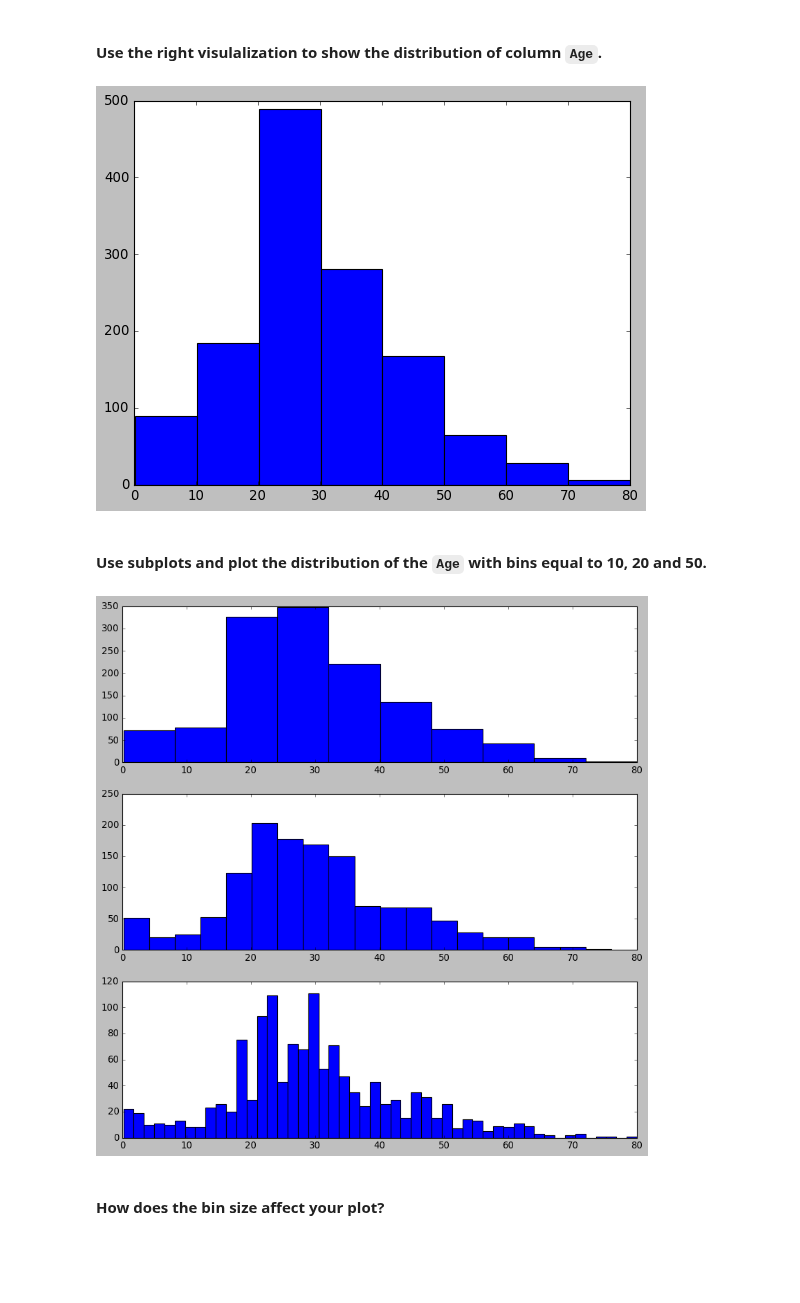
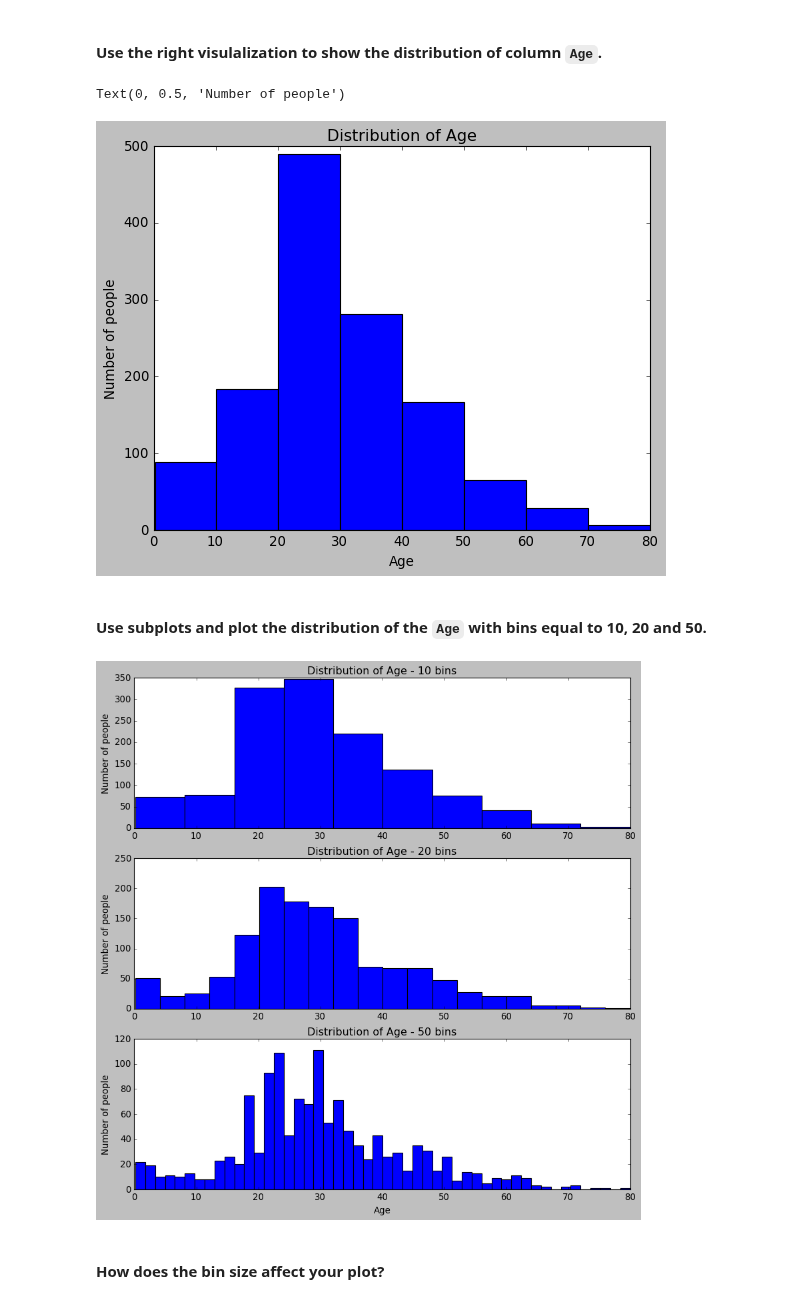
Before and after one commit to gabrielanakasato/ironhack-daft, a Jupyter notebook: labs/lab-w04/05-matplotlib-seaborn/your-code/main.ipynb, the cells around one changed output. Saved outputs shown, nothing was run; the diff lists cells and outputs as text; code cells hidden in the pictures; blank space fills up the shorter version.

```diff
--- a/labs/lab-w04/05-matplotlib-seaborn/your-code/main.ipynb
+++ b/labs/lab-w04/05-matplotlib-seaborn/your-code/main.ipynb
@@ -294,20 +294,41 @@ plt.show()
 # %%
 # your code here
 
-plt.hist(titanic.Age, bins=8);
+# Create the graph
+plt.hist(titanic.Age, bins=8)
+
+# Add title
+plt.title('Distribution of Age')
+
+# Label axes
+plt.xlabel('Age')
+plt.ylabel('Number of people');
 # %% [output]
+Text(0, 0.5, 'Number of people')
-[figure, old version]
+[figure, new version]
 # %% [markdown]
 #### Use subplots and plot the distribution of the `Age`  with bins equal to 10, 20 and 50.
 # %%
 # your code here
 
+# Create the graphs
 fig_age, axes_age = plt.subplots(nrows=3, ncols=1, figsize=(12,12))
 axes_age[0].hist(titanic.Age, bins=10)
 axes_age[1].hist(titanic.Age, bins=20)
 axes_age[2].hist(titanic.Age, bins=50);
+
+# Add titiles
+axes_age[0].set_title('Distribution of Age - 10 bins')
+axes_age[1].set_title('Distribution of Age - 20 bins')
+axes_age[2].set_title('Distribution of Age - 50 bins');
+
+# Label axes
+axes_age[2].set_xlabel('Age')
+axes_age[0].set_ylabel('Number of people')
+axes_age[1].set_ylabel('Number of people')
+axes_age[2].set_ylabel('Number of people');
 # %% [output]
-[figure, old version]
+[figure, new version]
 # %% [markdown]
 #### How does the bin size affect your plot?
 # %%
```
Also changed, not shown: parts of 27 cells of this notebook, 3 other files.
